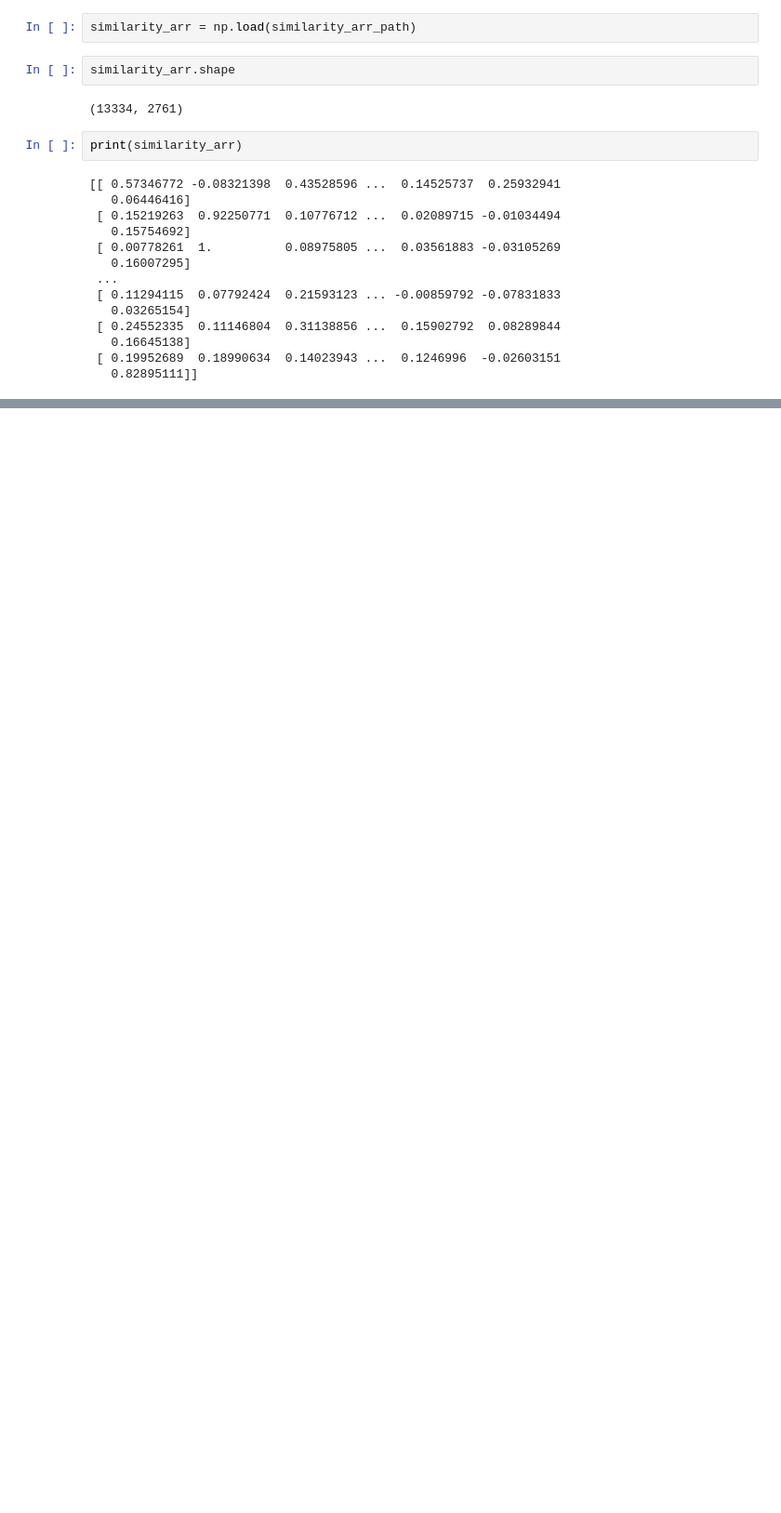
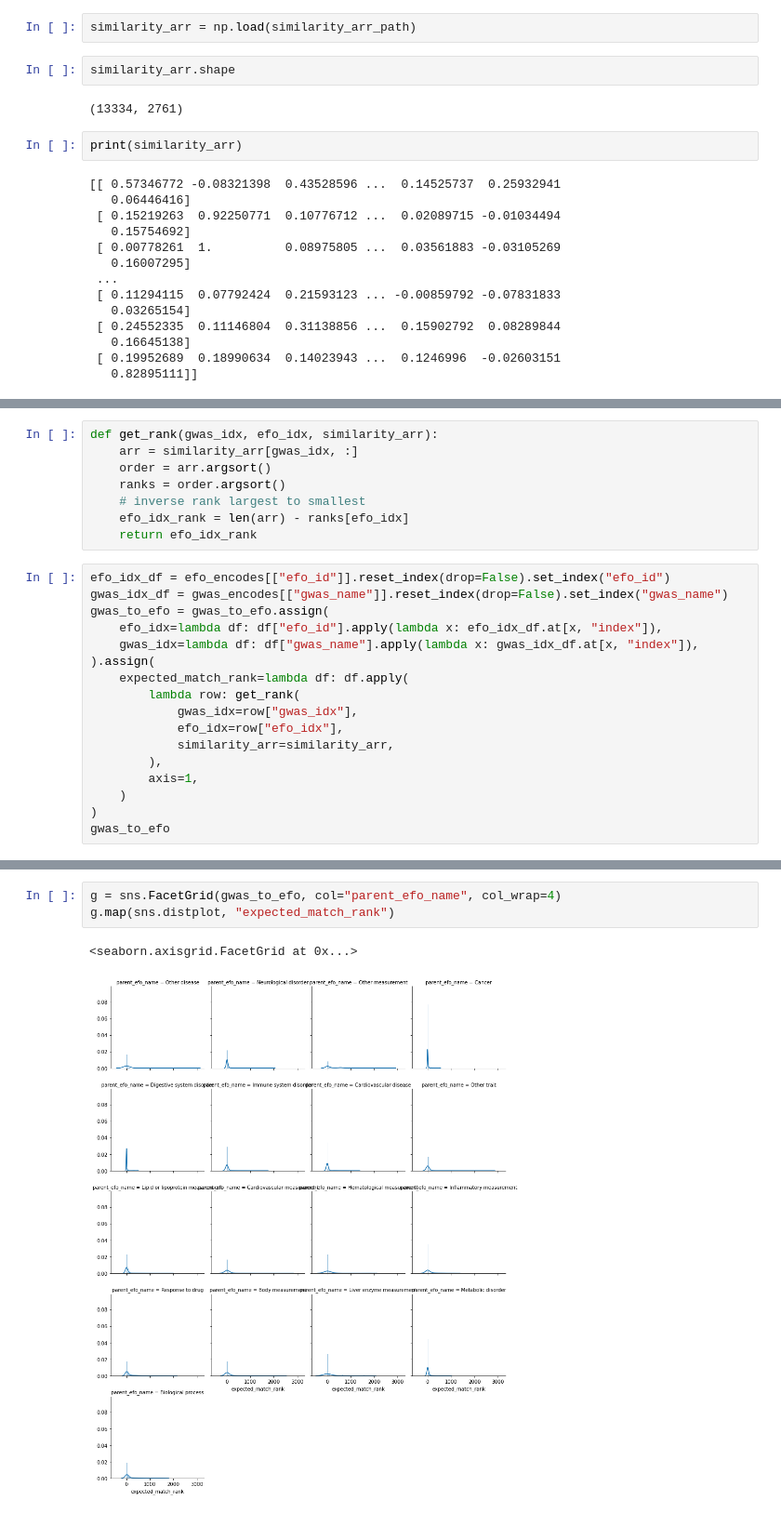
Before and after one commit to MRCIEU/epigraphdb_neural, a Jupyter notebook: processing/notebooks/benchmark-main.ipynb, the cells around one changed output, grey strips where cells are left out. Shown: that part at 93% size. Drawn from its saved outputs; the diff is of its cells as text; blank space fills up the shorter version.

```diff
--- a/processing/notebooks/benchmark-main.ipynb
+++ b/processing/notebooks/benchmark-main.ipynb
@@ -290,0 +297,25 @@ print(similarity_arr)
+# %%
+def get_rank(gwas_idx, efo_idx, similarity_arr):
+    arr = similarity_arr[gwas_idx, :]
+    order = arr.argsort()
+    ranks = order.argsort()
+    # inverse rank largest to smallest
+    efo_idx_rank = len(arr) - ranks[efo_idx]
+    return efo_idx_rank
+# %%
+efo_idx_df = efo_encodes[["efo_id"]].reset_index(drop=False).set_index("efo_id")
+gwas_idx_df = gwas_encodes[["gwas_name"]].reset_index(drop=False).set_index("gwas_name")
+gwas_to_efo = gwas_to_efo.assign(
+    efo_idx=lambda df: df["efo_id"].apply(lambda x: efo_idx_df.at[x, "index"]),
+    gwas_idx=lambda df: df["gwas_name"].apply(lambda x: gwas_idx_df.at[x, "index"]),
+).assign(
+    expected_match_rank=lambda df: df.apply(
+        lambda row: get_rank(
+            gwas_idx=row["gwas_idx"],
+            efo_idx=row["efo_idx"],
+            similarity_arr=similarity_arr,
+        ),
+        axis=1,
+    )
+)
+gwas_to_efo
@@ -290,0 +338,6 @@ print(similarity_arr)
+# %%
+g = sns.FacetGrid(gwas_to_efo, col="parent_efo_name", col_wrap=4)
+g.map(sns.distplot, "expected_match_rank")
+# %% [output]
+<seaborn.axisgrid.FacetGrid at 0x...>
+[figure, added]
```
Also changed, not shown: parts of 10 cells of this notebook.
